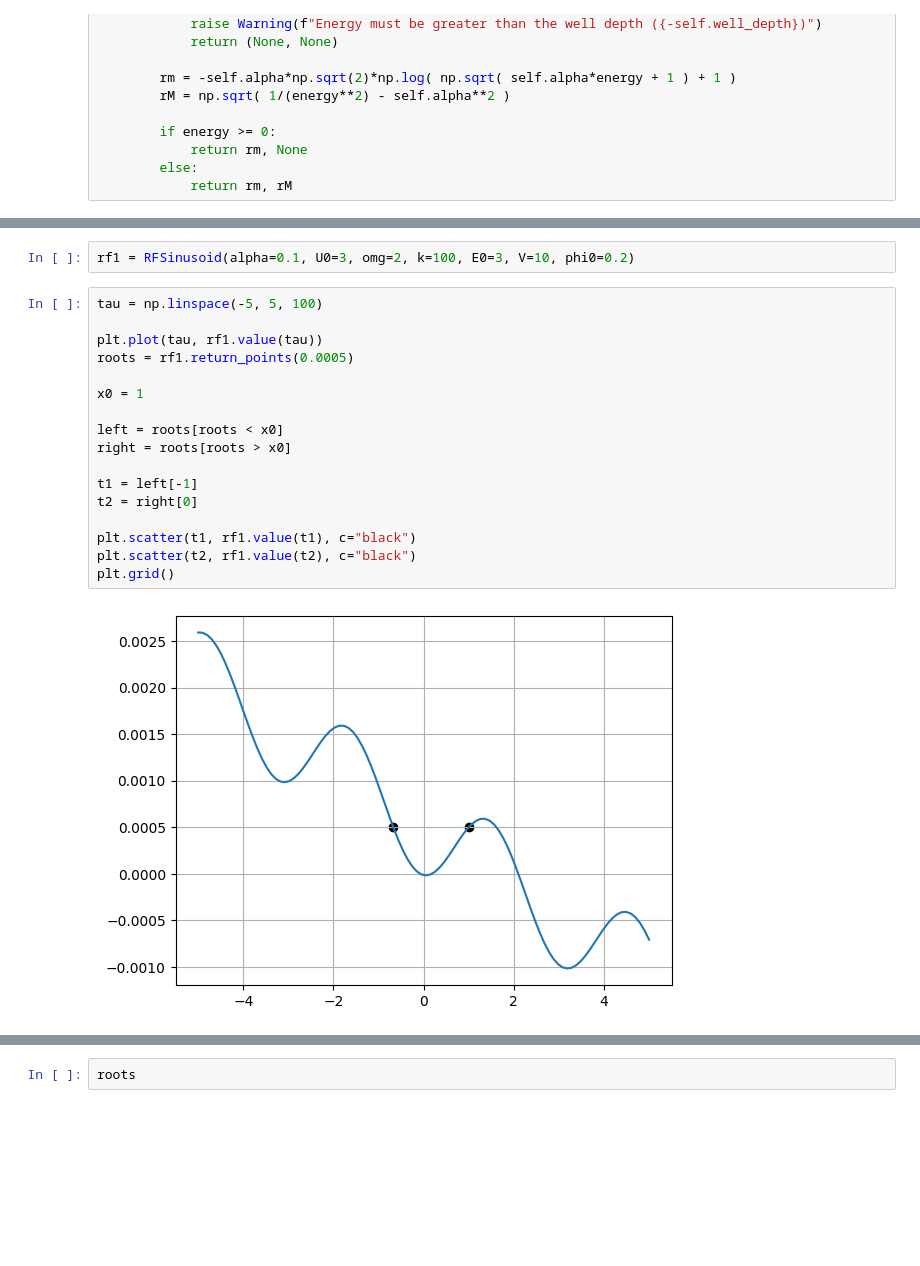
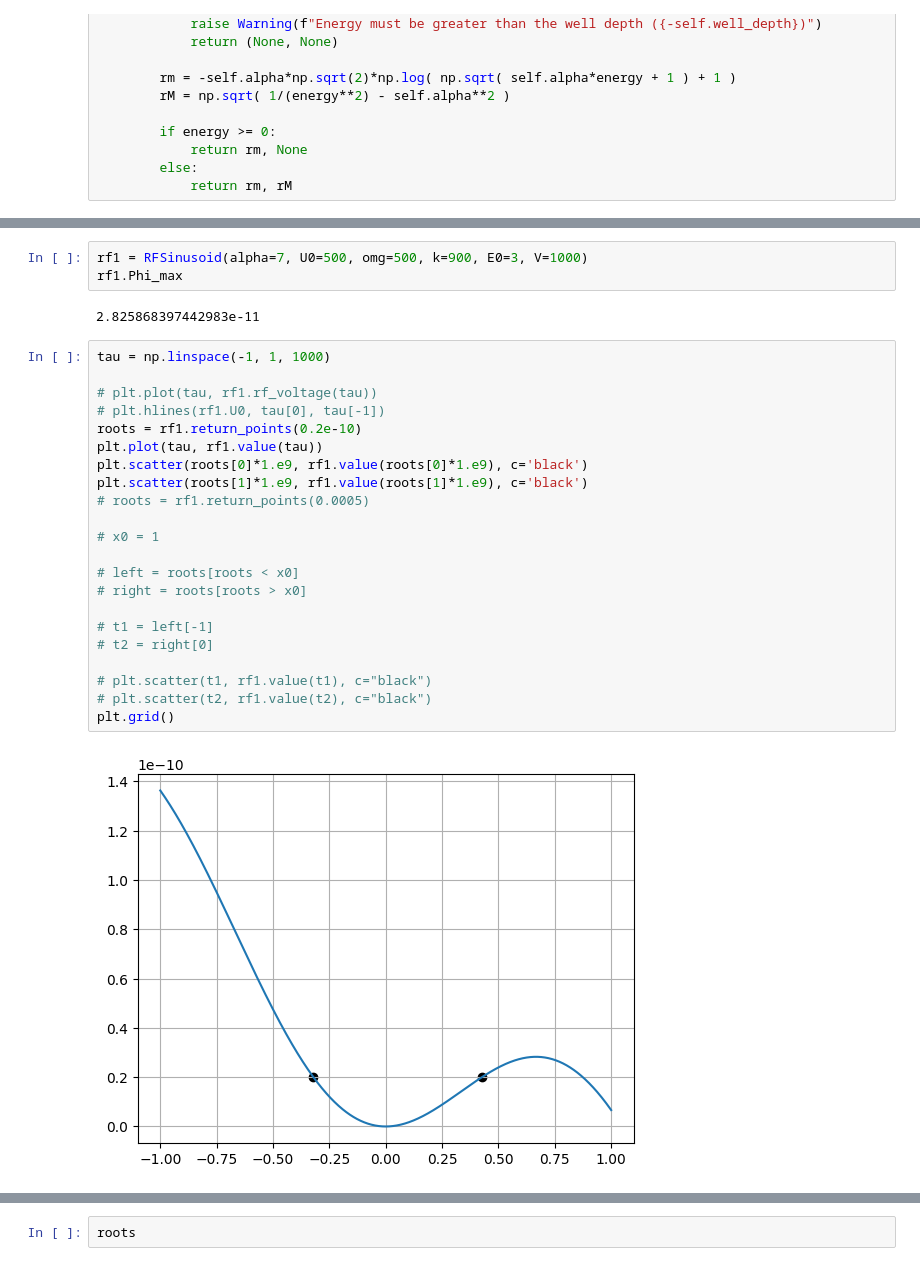
Before and after one commit to Gabriel-Amici/MorseCoulomb, a Jupyter notebook: notebooks/development/classes/class_dev_copy.ipynb, the cells around one changed output, grey strips where cells are left out. Drawn from its saved outputs; the diff is of its cells as text; blank space fills up the shorter version.

Commit message:
(WIP) Add Phase space plotting for RF effective potential.

```diff
--- a/notebooks/development/classes/class_dev_copy.ipynb
+++ b/notebooks/development/classes/class_dev_copy.ipynb
@@ -448,21 +491,29 @@ class RFSinusoid(Potential):
 # %%
-rf1 = RFSinusoid(alpha=0.1, U0=3, omg=2, k=100, E0=3, V=10, phi0=0.2)
+rf1 = RFSinusoid(alpha=7, U0=500, omg=500, k=900, E0=3, V=1000)
+rf1.Phi_max
+# %% [output]
+2.825868397442983e-11
 # %%
-tau = np.linspace(-5, 5, 100)
+tau = np.linspace(-1, 1, 1000)
 
+# plt.plot(tau, rf1.rf_voltage(tau))
+# plt.hlines(rf1.U0, tau[0], tau[-1])
+roots = rf1.return_points(0.2e-10)
 plt.plot(tau, rf1.value(tau))
-roots = rf1.return_points(0.0005)
+plt.scatter(roots[0]*1.e9, rf1.value(roots[0]*1.e9), c='black')
+plt.scatter(roots[1]*1.e9, rf1.value(roots[1]*1.e9), c='black')
+# roots = rf1.return_points(0.0005)
 
-x0 = 1
+# x0 = 1
 
-left = roots[roots < x0]
-right = roots[roots > x0]
+# left = roots[roots < x0]
+# right = roots[roots > x0]
 
-t1 = left[-1]
-t2 = right[0]
+# t1 = left[-1]
+# t2 = right[0]
 
-plt.scatter(t1, rf1.value(t1), c="black")
-plt.scatter(t2, rf1.value(t2), c="black")
+# plt.scatter(t1, rf1.value(t1), c="black")
+# plt.scatter(t2, rf1.value(t2), c="black")
 plt.grid()
 # %% [output]
-[figure, old version]
+[figure, new version]
```
Also changed, not shown: parts of 7 cells of this notebook.
